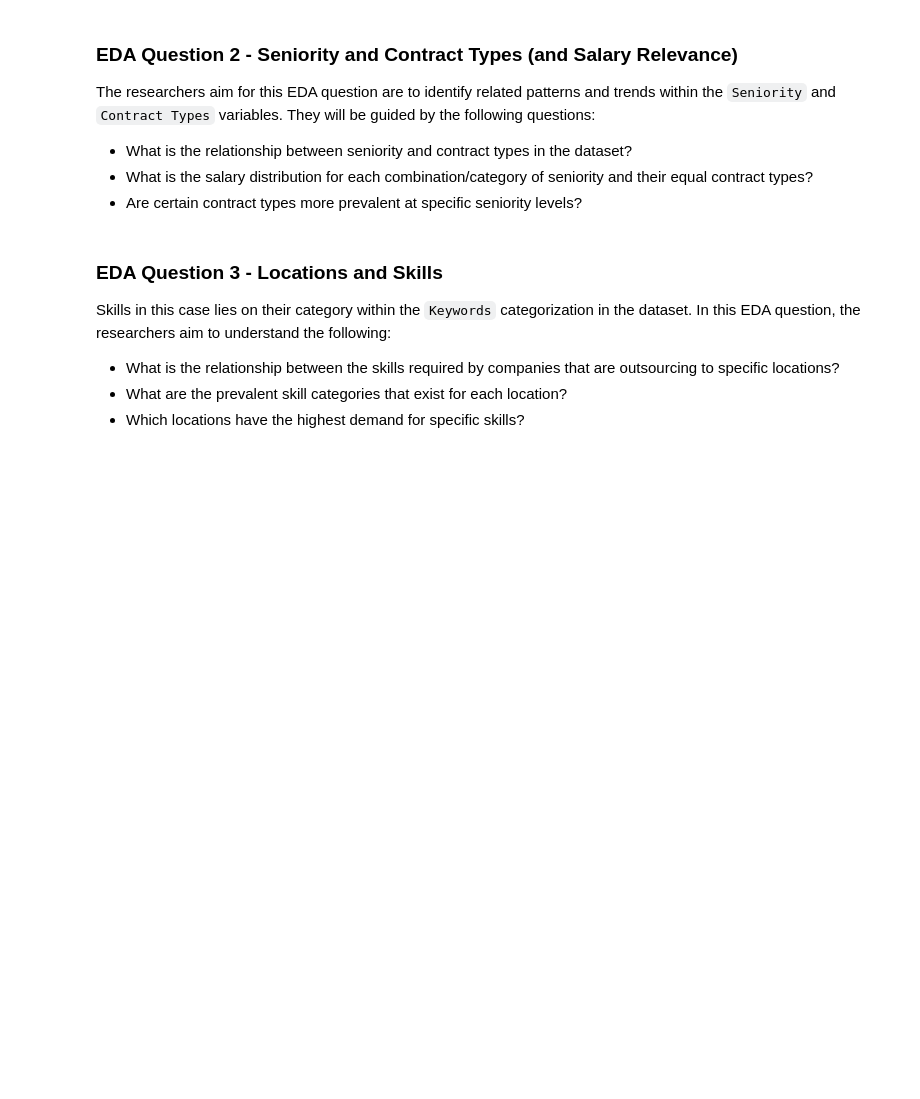
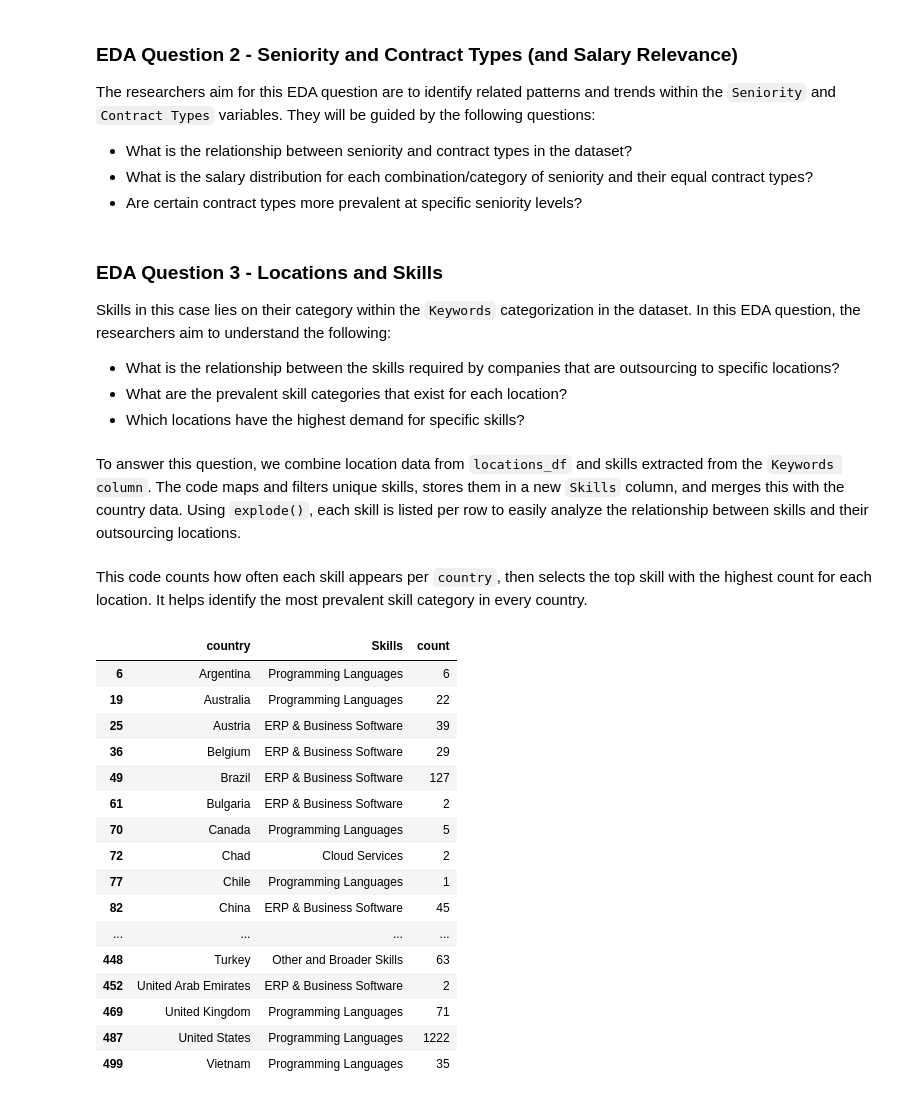
Before and after one commit to dredredre20/CSMODEL_MCO, a Jupyter notebook: mco.ipynb, the cells around one changed output. Saved outputs shown, nothing was run; the diff lists cells and outputs as text; code cells hidden in the pictures; blank space fills up the shorter version.

Commit message:
Added answer to EDA Question#3

```diff
--- a/mco.ipynb
+++ b/mco.ipynb
@@ -958,3 +958,5 @@ Skills in this case lies on their category within the `Keywords` categorization
 - What is the relationship between the skills required by companies that are outsourcing to specific locations?
 - What are the prevalent skill categories that exist for each location?
 - Which locations have the highest demand for specific skills?
+# %% [markdown]
+To answer this question, we combine location data from `locations_df` and skills extracted from the `Keywords column`. The code maps and filters unique skills, stores them in a new `Skills` column, and merges this with the country data. Using `explode()`, each skill is listed per row to easily analyze the relationship between skills and their outsourcing locations.
@@ -960,0 +974,24 @@ Skills in this case lies on their category within the `Keywords` categorization
+# %% [markdown]
+This code counts how often each skill appears per `country`, then selects the top skill with the highest count for each location. It helps identify the most prevalent skill category in every country.
+# %%
+skill_counts = country_skills.groupby(['country', 'Skills']).size().reset_index(name='count')
+top_skills_by_country = skill_counts.sort_values(['country', 'count'], ascending=[True, False]).groupby('country').head(1)
+top_skills_by_country
+# %% [output]
+|  | country | Skills | count |
+| 6 | Argentina | Programming Languages | 6 |
+| 19 | Australia | Programming Languages | 22 |
+| 25 | Austria | ERP & Business Software | 39 |
+| 36 | Belgium | ERP & Business Software | 29 |
+| 49 | Brazil | ERP & Business Software | 127 |
+| 61 | Bulgaria | ERP & Business Software | 2 |
+| 70 | Canada | Programming Languages | 5 |
+| 72 | Chad | Cloud Services | 2 |
+| 77 | Chile | Programming Languages | 1 |
+| 82 | China | ERP & Business Software | 45 |
+| ... | ... | ... | ... |
+| 448 | Turkey | Other and Broader Skills | 63 |
+| 452 | United Arab Emirates | ERP & Business Software | 2 |
+| 469 | United Kingdom | Programming Languages | 71 |
+| 487 | United States | Programming Languages | 1222 |
+| 499 | Vietnam | Programming Languages | 35 |
```
Also changed, not shown: parts of 5 cells of this notebook.
